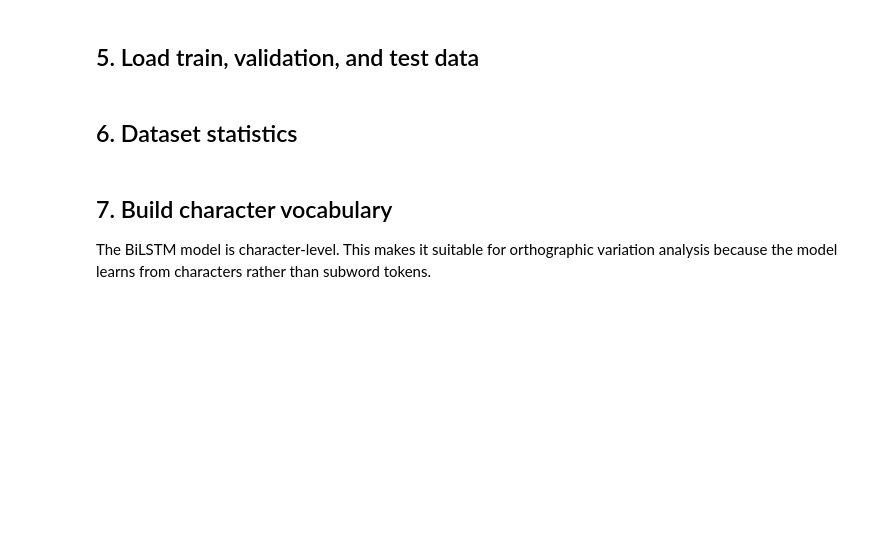
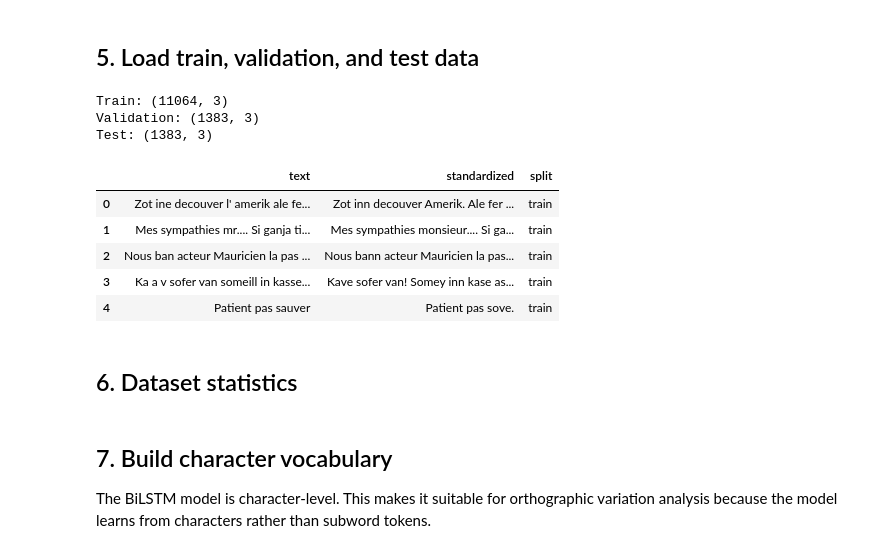
Before and after one commit to amiira-e/mauritian_creole_nlp, a Jupyter notebook: notebooks/BiLSTM/BiLSTM.ipynb, the cells around one changed output. Cells and saved outputs as stored; diff of their text form; code cells hidden in the pictures; blank space fills up the shorter version.

```diff
--- a/notebooks/BiLSTM/BiLSTM.ipynb
+++ b/notebooks/BiLSTM/BiLSTM.ipynb
@@ -70,14 +70,14 @@ Edit the file paths and column names before running.
 EXPERIMENT_NAME = "bilstm_mauritian_creole_text_restoration"
 MODEL_NAME = "char_bilstm_seq2seq_attention"
 
-# Edit these paths on RunPod
-TRAIN_PATH = "data/train.csv"
-VAL_PATH = "data/validation.csv"
-TEST_PATH = "data/test.csv"
+# Paths to train-val-test data
+TRAIN_PATH = "/workspace/mauritian_creole_nlp/data/dataset_split/train.json"
+VAL_PATH   = "/workspace/mauritian_creole_nlp/data/dataset_split/val.json"
+TEST_PATH  = "/workspace/mauritian_creole_nlp/data/dataset_split/test.json"
 
-# Edit these if your columns have different names
-INPUT_COL = "input_text"
-TARGET_COL = "target_text"
+# Columns in JSON files
+INPUT_COL = "text"
+TARGET_COL = "standardized"
 
 OUTPUT_DIR = Path("results") / "bilstm"
 for sub in ["plots", "predictions", "analysis", "checkpoints"]:
@@ -147,28 +167,56 @@ with open(OUTPUT_DIR / "environment_info.json", "w", encoding="utf-8") as f:
 # %% [markdown]
 ## 5. Load train, validation, and test data
 # %%
-def load_csv(path: str, split_name: str) -> pd.DataFrame:
+def load_json(path: str, split_name: str) -> pd.DataFrame:
     path_obj = Path(path)
+
     if not path_obj.exists():
-        raise FileNotFoundError(f"Missing {split_name} file: {path}. Update the path in the configuration cell.")
-    df = pd.read_csv(path_obj)
+        raise FileNotFoundError(
+            f"Missing {split_name} file: {path}. Update the path in the configuration cell."
+        )
+
+    df = pd.read_json(path_obj)
+
     if INPUT_COL not in df.columns or TARGET_COL not in df.columns:
-        raise ValueError(f"{split_name} must contain {INPUT_COL!r} and {TARGET_COL!r}. Found: {list(df.columns)}")
+        raise ValueError(
+            f"{split_name} must contain '{INPUT_COL}' and '{TARGET_COL}'. "
+            f"Found: {list(df.columns)}"
+        )
+
     df = df[[INPUT_COL, TARGET_COL]].copy()
+
     df[INPUT_COL] = df[INPUT_COL].fillna("").astype(str)
     df[TARGET_COL] = df[TARGET_COL].fillna("").astype(str)
-    df = df[(df[INPUT_COL].str.strip() != "") & (df[TARGET_COL].str.strip() != "")].reset_index(drop=True)
+
+    df = df[
+        (df[INPUT_COL].str.strip() != "") &
+        (df[TARGET_COL].str.strip() != "")
+    ].reset_index(drop=True)
+
     df["split"] = split_name
+
     return df
 
-train_df = load_csv(TRAIN_PATH, "train")
-val_df = load_csv(VAL_PATH, "validation")
-test_df = load_csv(TEST_PATH, "test")
+
+train_df = load_json(TRAIN_PATH, "train")
+val_df = load_json(VAL_PATH, "val")
+test_df = load_json(TEST_PATH, "test")
 
 print("Train:", train_df.shape)
 print("Validation:", val_df.shape)
 print("Test:", test_df.shape)
+
 display(train_df.head())
+# %% [output]
+Train: (11064, 3)
+Validation: (1383, 3)
+Test: (1383, 3)
+|  | text | standardized | split |
+| 0 | Zot ine decouver l' amerik ale fe... | Zot inn decouver Amerik. Ale fer ... | train |
+| 1 | Mes sympathies mr.... Si ganja ti... | Mes sympathies monsieur.... Si ga... | train |
+| 2 | Nous ban acteur Mauricien la pas ... | Nous bann acteur Mauricien la pas... | train |
+| 3 | Ka a v sofer van someill in kasse... | Kave sofer van! Somey inn kase as... | train |
+| 4 | Patient pas sauver | Patient pas sove. | train |
 # %% [markdown]
 ## 6. Dataset statistics
 # %%
```
Also changed, not shown: parts of 2 cells of this notebook, 6 other files.
